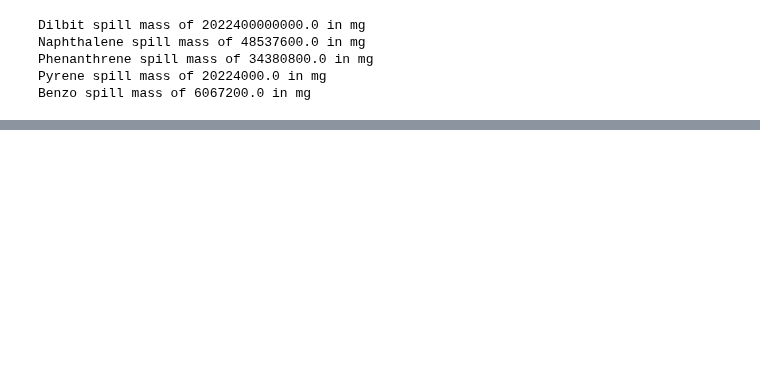
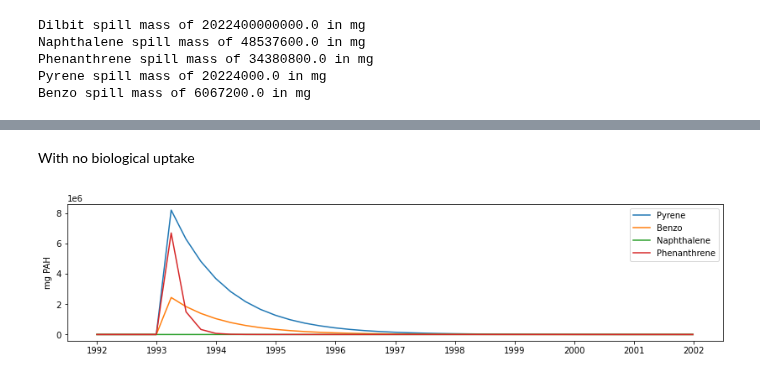
Before and after one commit to SS-Atlantis/analysis-raisha, a Jupyter notebook: notebooks/contaminant-dispersal/SSAM-contam-accounting.ipynb, the cells around one changed output, grey strips where cells are left out. Drawn from its saved outputs; the diff is of its cells as text; code cells hidden in the pictures; blank space fills up the shorter version.

```diff
--- a/notebooks/contaminant-dispersal/SSAM-contam-accounting.ipynb
+++ b/notebooks/contaminant-dispersal/SSAM-contam-accounting.ipynb
@@ -32,5 +33,25 @@ land_df = data_df.loc[land_boxes]
 #print(box_volume)
 # %%
 # Ocean Parcels Spill File
-inputFileName = '5b_TurnPoint_Dilbit_2019-01-14_OP_D50_wp3.nc'
+OP_FileName = '5b_TurnPoint_Dilbit_2019-01-14_OP_D50_wp3.nc'
+inputfile = 'SSAM_Scenario_5b_2019-01-14_100_newboxid.nc'
+#input = xr.open_dataset(str(inputfile))
 num_particles = 100
+# %%
+#input_nc = Dataset(inputfile,'r')
+#input_nc = pd.DataFrame(inputfile)
+input_nc = xr.open_dataset(str(inputfile))
+input_nc = input_nc.fillna(0)
+masses = np.zeros((num_boxes))
+
+for pah in groups.pahs:
+    pelagic_oiled = np.ma.filled(input_nc.variables[pah][1,:,0:6], np.nan) # tonnes
+
+    pelagic_oiled = pelagic_oiled.sum(axis=1)
+
+    for box in range(0, num_boxes):
+        pelagic_mass = pelagic_oiled[box] * surface_volume[box]
+        masses[box] = pelagic_mass
+    pah_end_mass = masses.sum(axis=0)
+    data_df[str(pah)] = masses
+    print(pah, pah_end_mass)
@@ -144,3 +159,5 @@ Benzo spill concentration of 0.0007530553956404937 in mg/m^3
+# %% [markdown]
+With no biological uptake
 # %%
-output_file_path = '/ocean/rlovindeer/MOAD/analysis-raisha/SSmodel_outputs/Spills/Test_Scenario_5b_4/outputSalishSea.nc'
+output_file_path = '/ocean/rlovindeer/MOAD/analysis-raisha/SSmodel_outputs/Spills/Test_Scenario_5b_v6691_nobiouptake/outputSalishSea.nc'
 output = xr.open_dataset(str(output_file_path), decode_cf=True)
@@ -147,3 +166,20 @@ output = xr.open_dataset(str(output_file_path), decode_cf=True)
 # %%
 time = np.ma.filled(output.variables['t'], np.nan)
 end = time.size-1
+# %%
+def plot_pah(scenario, times):
+    fig, ax = plt.subplots(figsize = (14,3))
+    for pah in groups.pahs:
+        contam_tbl = np.ma.filled(scenario.variables[pah], np.nan)
+        volume_tbl = np.ma.filled(scenario.volume, np.nan)
+        contam_mass_tbl = contam_tbl * volume_tbl
+        contam_mass_tb = contam_mass_tbl.sum(axis=2)
+        contam_mass_t = contam_mass_tb.sum(axis=1)
+
+        ax.plot(times, contam_mass_t[0:times.size])
+    ax.legend(groups.pahs)
+    ax.set_ylabel('mg PAH')
+# %%
+plot_pah(output, time)
+# %% [output]
+[figure, added]
```
Also changed, not shown: parts of 20 cells of this notebook.
